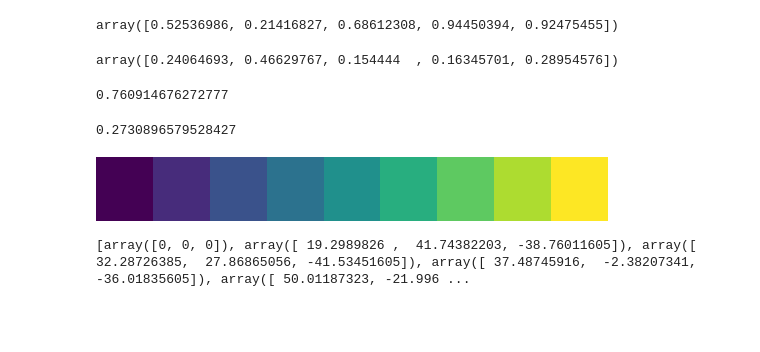
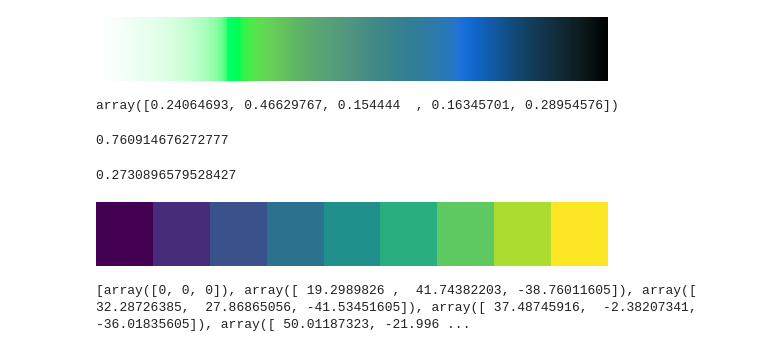
Before and after one commit to matthhong/cieran, a Jupyter notebook: test.ipynb, the cells around one changed output. Drawn from its saved outputs; the diff is of its cells as text; code cells hidden in the pictures; blank space fills up the shorter version.

```diff
--- a/test.ipynb
+++ b/test.ipynb
@@ -43,7 +28,7 @@ draw_chart(traj.ramp)
 # %%
-traj.features
+traj.ramp
 # %% [output]
-array([0.52536986, 0.21416827, 0.68612308, 0.94450394, 0.92475455])
+[figure, added]
 # %%
 trajectory.features
 # %% [output]
```
Also changed, not shown: parts of 2 cells of this notebook, 3 other files.
